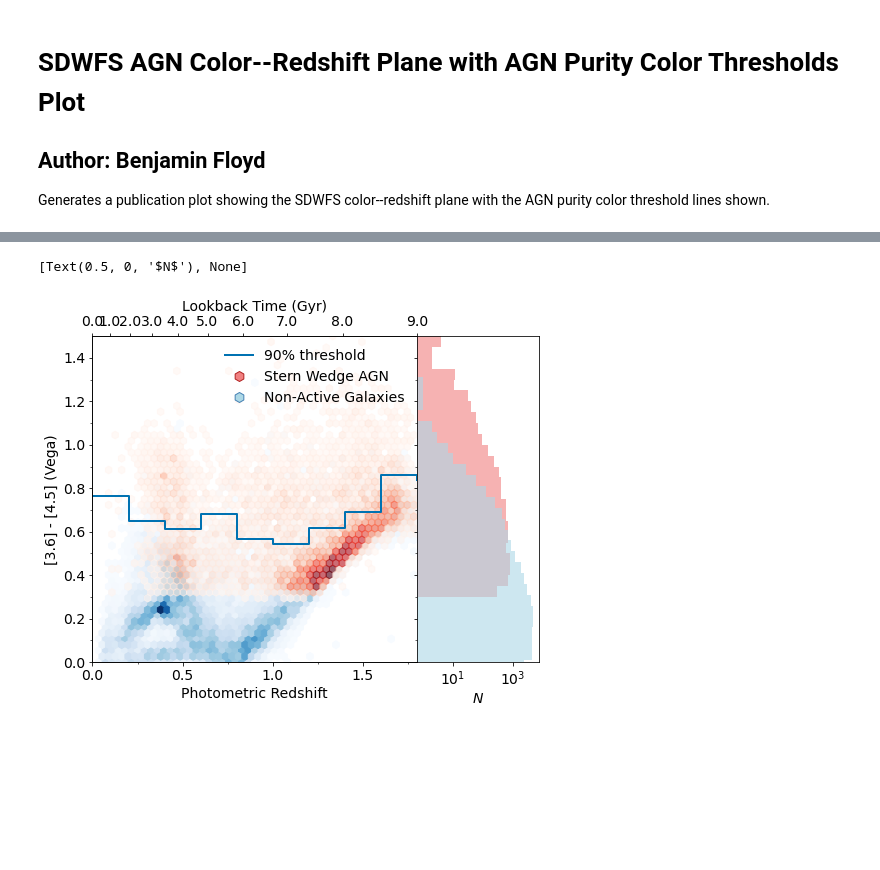
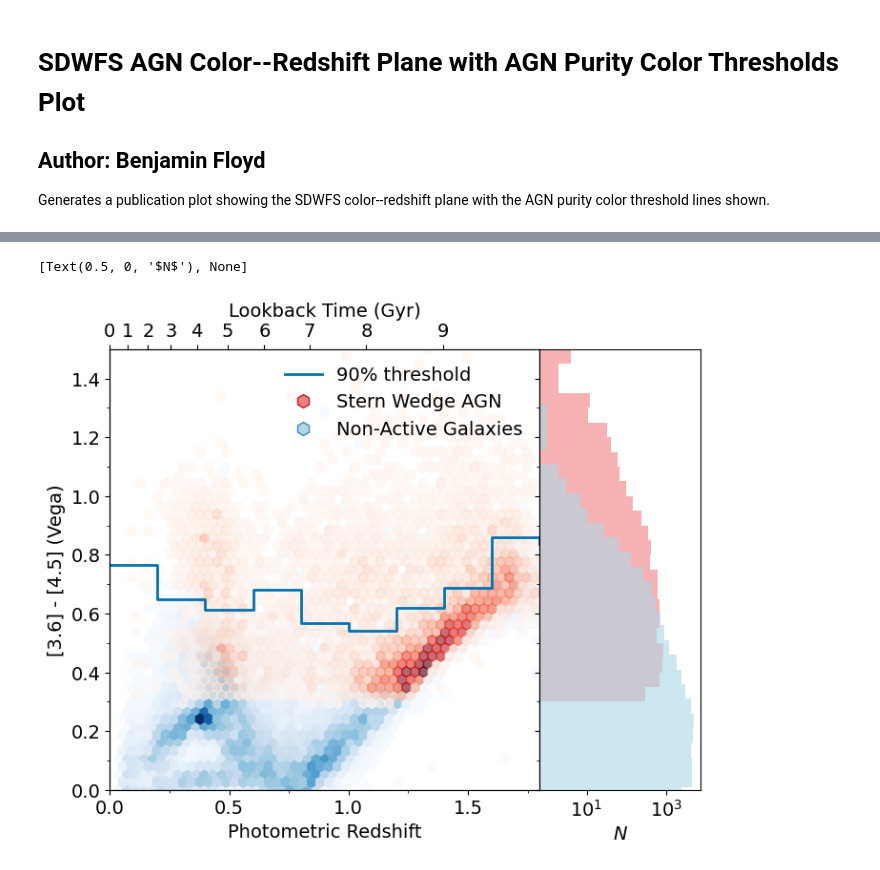
Before and after one commit to floydie7/SPT_AGN, a Jupyter notebook: SDWFS_AGN_color-redshift_with_AGN_purity.ipynb, the cells around one changed output, grey strips where cells are left out. Saved outputs shown, nothing was run; the diff lists cells and outputs as text; code cells hidden in the pictures; blank space fills up the shorter version.

Commit message:
Fixed the lookback time top axis on the SDWFS color-redshift plot.

```diff
--- a/SDWFS_AGN_color-redshift_with_AGN_purity.ipynb
+++ b/SDWFS_AGN_color-redshift_with_AGN_purity.ipynb
@@ -152,33 +152,33 @@ handles.extend([Line2D([0], [0], marker='h', color='w', markerfacecolor='lightco
                 Line2D([0], [0], marker='h', color='w', markerfacecolor='lightblue', markeredgecolor='steelblue',
                        markersize=10)])
 labels.extend(['Stern Wedge AGN', 'Non-Active Galaxies'])
 plt.legend(handles, labels, frameon=False)
 ax.set(xlabel='Photometric Redshift', ylabel='[3.6] - [4.5] (Vega)', ylim=[0, 1.5], xlim=[0, 1.8])
 
 # Main panel lookback time top axis
 min_z, max_z = ax.get_xlim()
 ax1 = ax.twiny()
 lb_time = np.arange(cosmo.lookback_time(min_z).value, cosmo.lookback_time(max_z).value) * u.Gyr
 lb_time_ticks = [z_at_value(cosmo.lookback_time, lbt) for lbt in lb_time[1:]]
 lb_time_ticks.insert(0, 0)
 ax1.set_xticks(lb_time_ticks)
-ax1.set_xticklabels([f'{lbt:.1f}' for lbt in lb_time.value])
-ax1.set(xlabel='Lookback Time (Gyr)')
+ax1.set_xticklabels([f'{lbt:g}' for lbt in lb_time.value])
+ax1.set(xlabel='Lookback Time (Gyr)', xlim=[min_z, max_z])
 
 # Side panel histogram
 ax_hist = fig.add_subplot(gs[1], sharey=ax)
 ax_hist.tick_params(axis='y', labelleft=False)
 binwidth = 0.05
 bins_nonAGN = np.arange(non_agn['CH1_CH2_COLOR'].min(), non_agn['CH1_CH2_COLOR'].max() + binwidth, binwidth)
 bins_AGN = np.arange(stern_agn['CH1_CH2_COLOR'].min(), stern_agn['CH1_CH2_COLOR'].max() + binwidth, binwidth)
 ax_hist.hist(stern_agn['CH1_CH2_COLOR'][(stern_agn['PHOT_Z'] > min_z) & (stern_agn['PHOT_Z'] < max_z)], bins=bins_AGN,
              orientation='horizontal', color='lightcoral', alpha=0.6)
 ax_hist.hist(non_agn['CH1_CH2_COLOR'][(non_agn['PHOT_Z'] > min_z) & (non_agn['PHOT_Z'] < max_z)], bins=bins_nonAGN,
              orientation='horizontal', color='lightblue', alpha=0.6)
 # ax_hist.axhline(y=0.7, color='k', linewidth=2)
 ax_hist.set(xlabel=r'$N$', xscale='log')
 
 # fig.savefig('Data_Repository/Project_Data/SPT-IRAGN/Publication_Plots/SDWFS_AGN_color-redshift_color_thresholds_with_hist_publication.pdf')
 # %% [output]
 [Text(0.5, 0, '$N$'), None]
-[figure, old version]
+[figure, new version]
```
Also changed, not shown: parts of 1 cell of this notebook.
